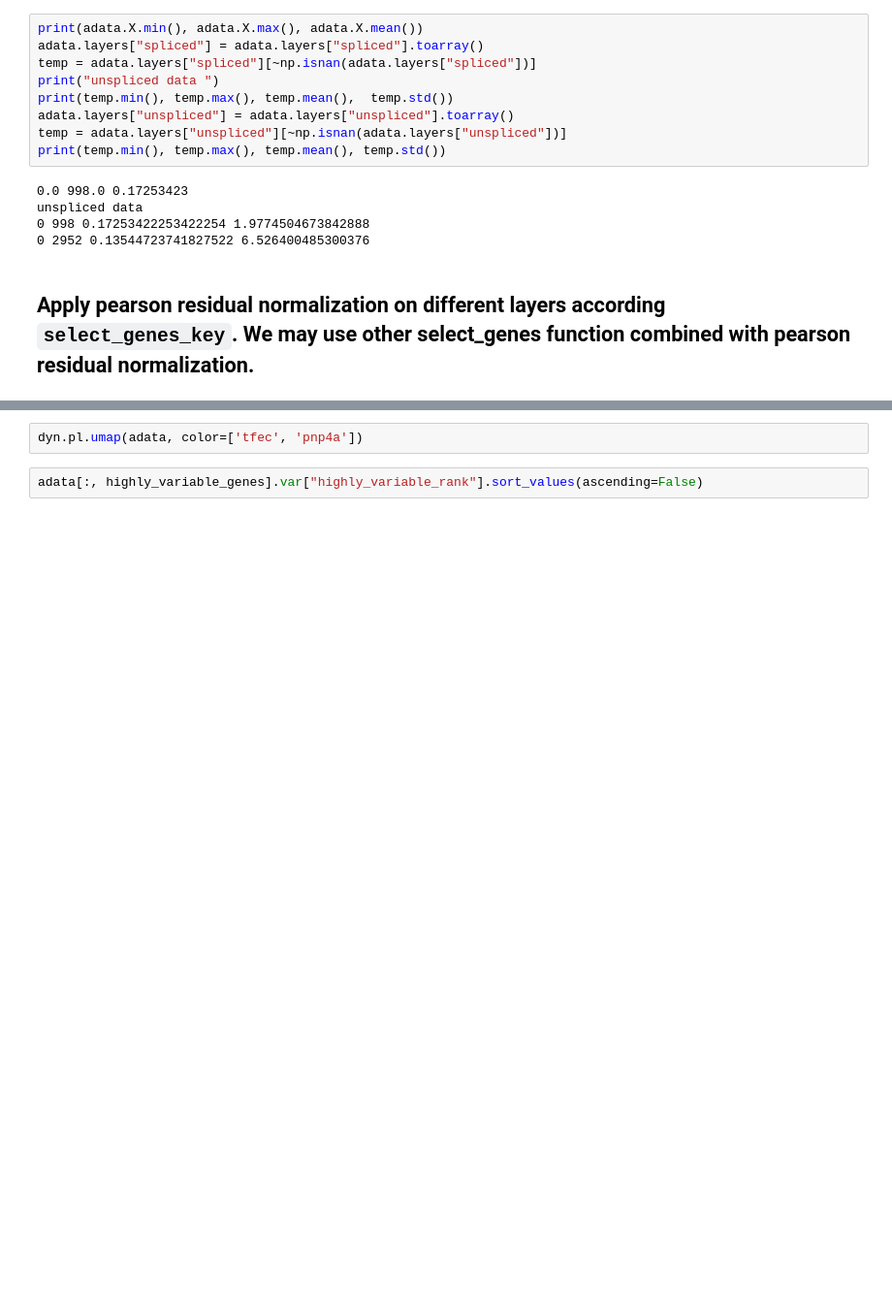
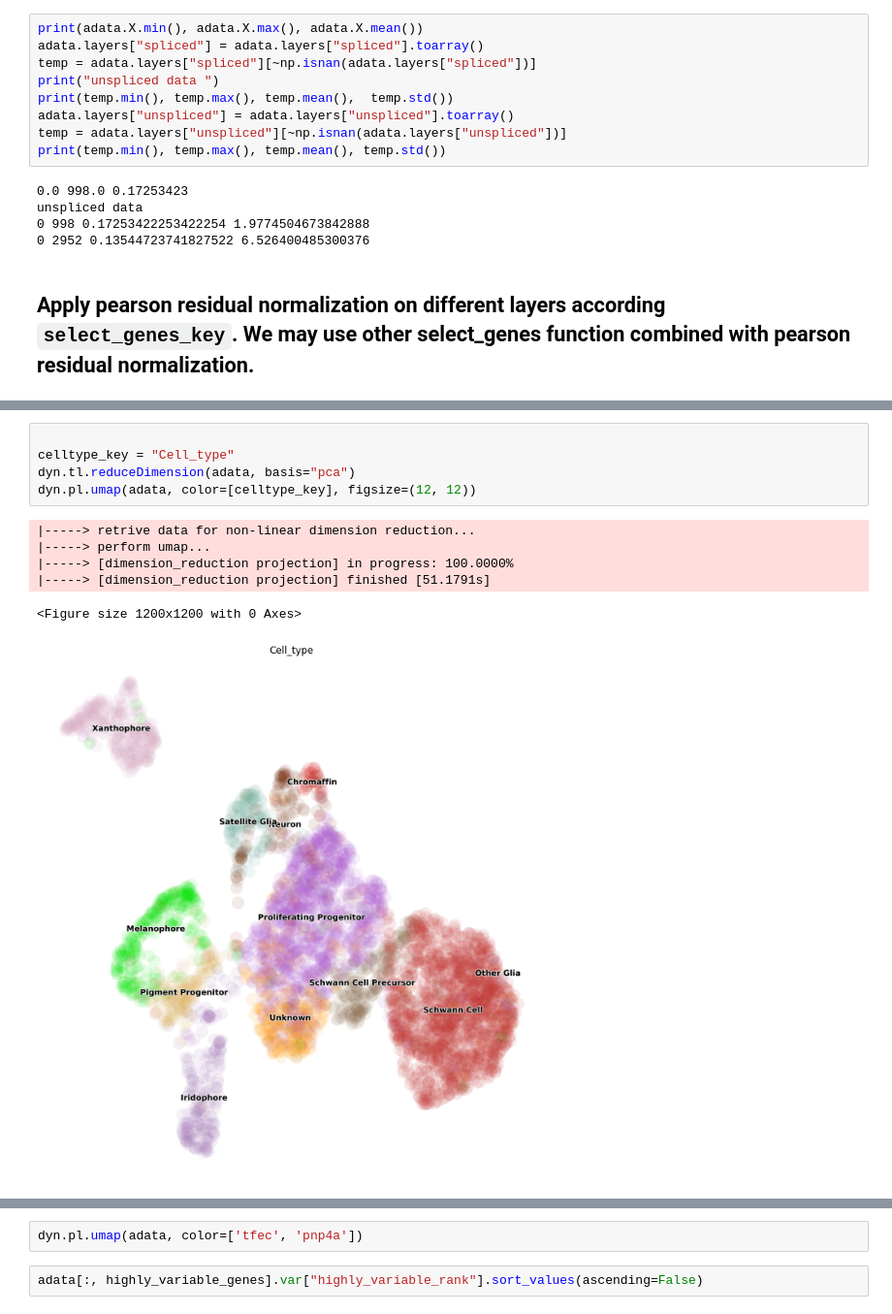
Before and after one commit to aristoteleo/dynamo-notebooks, a Jupyter notebook: normalization/preprocessor-pearson-residual-visualization-zebrafish.ipynb, the cells around one changed output, grey strips where cells are left out. Shown: that part at 97% size. Cells and saved outputs as stored; diff of their text form; blank space fills up the shorter version.

```diff
--- a/normalization/preprocessor-pearson-residual-visualization-zebrafish.ipynb
+++ b/normalization/preprocessor-pearson-residual-visualization-zebrafish.ipynb
@@ -73,0 +92,12 @@ preprocessor.preprocess_adata(adata)
+# %%
+
+celltype_key = "Cell_type"
+dyn.tl.reduceDimension(adata, basis="pca")
+dyn.pl.umap(adata, color=[celltype_key], figsize=(12, 12))
+# %% [output]
+|-----> retrive data for non-linear dimension reduction...
+|-----> perform umap...
+|-----> [dimension_reduction projection] in progress: 100.0000%
+|-----> [dimension_reduction projection] finished [51.1791s]
+<Figure size 1200x1200 with 0 Axes>
+[figure, added]
```
Also changed, not shown: parts of 12 cells of this notebook.
